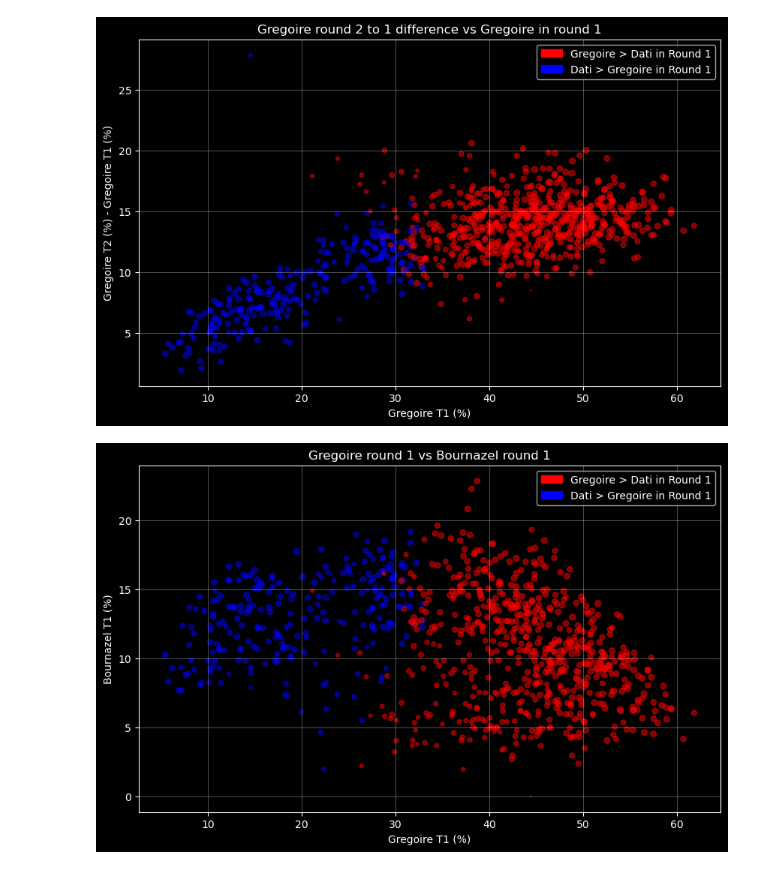
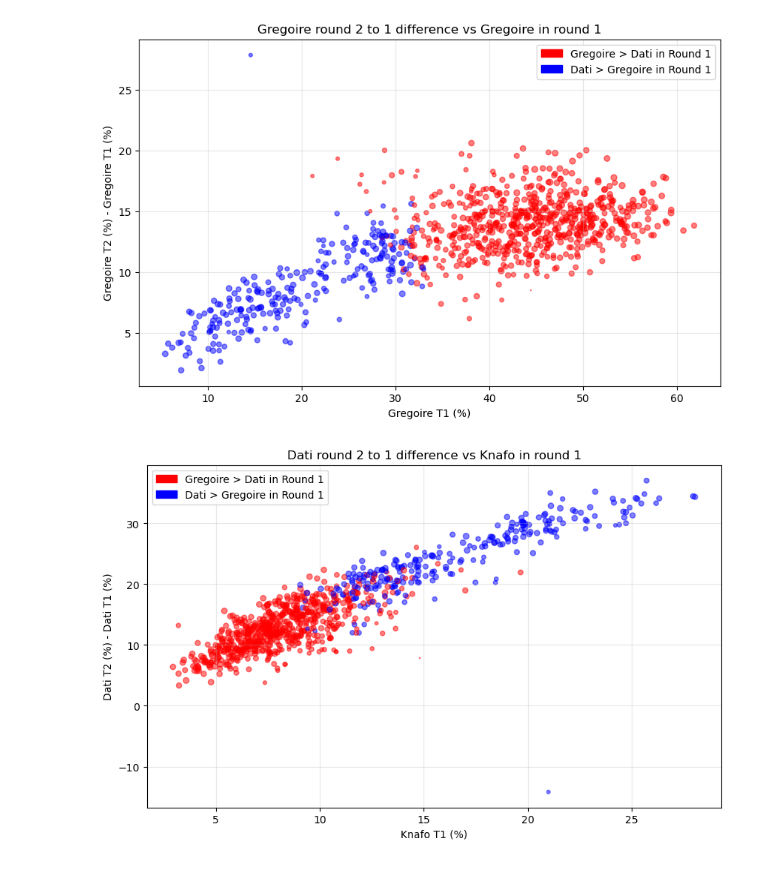
Before and after one commit to sottoviafilippo-ai/election_fluxes, a Jupyter notebook: plots_paris.ipynb, the cells around one changed output. Drawn from its saved outputs; the diff is of its cells as text; code cells hidden in the pictures.

Commit message:
some more graphs

```diff
--- a/plots_paris.ipynb
+++ b/plots_paris.ipynb
@@ -4,7 +4,7 @@ import matplotlib.pyplot as plt
 import matplotlib.patches as mpatches
 import pandas as pd
 
-plt.style.use('dark_background')
+# plt.style.use('dark_background')
 # %%
 # Load datasets
 df1 = pd.read_csv('municipales26_tour1_paris.csv', encoding='utf-8', sep = ';')
@@ -68,6 +68,16 @@ plt.legend(handles=[red_patch, blue_patch], loc='best')
 plt.grid(True, alpha=0.3)
 plt.show()
 
+
+plt.figure(figsize=(10, 6))
+plt.title('Dati round 2 to 1 difference vs Knafo in round 1')
+plt.scatter(df1['perc Voix/exprimes 5'], df2['perc Voix/exprimes 2'] - dati_round1, c = colors, s = sizes*scale_factor,alpha=0.5)
+plt.xlabel(f'Knafo T1 (%)')
+plt.ylabel(f'Dati T2 (%) - Dati T1 (%)')
+plt.legend(handles=[red_patch, blue_patch], loc='best')
+plt.grid(True, alpha=0.3)
+plt.show()
+
 plt.figure(figsize=(10, 6))
 plt.title('Gregoire round 1 vs Bournazel round 1')
 plt.scatter(df1['perc Voix/exprimes 3'], df1['perc Voix/exprimes 6'], c = colors, s = sizes*scale_factor,alpha=0.5)
@@ -96,4 +106,32 @@ plt.ylabel(f'Chickirou round 2 (%)')
 plt.legend(handles=[red_patch, blue_patch], loc='best')
 plt.grid(True, alpha=0.3)
 plt.show()
+
+plt.figure(figsize=(10, 6))
+plt.title('Gregoire round 1 vs expressed votes difference 2-1')
+plt.scatter(gregoire_round1, df2['perc Exprimes/inscrits'] - df1['perc Exprimes/inscrits'] , c = colors, s = sizes*scale_factor,alpha=0.5)
+plt.xlabel(f'Gregoire round 1 (%)')
+plt.ylabel(f'Expressed votes diff round 2 - 1 (%)')
+plt.legend(handles=[red_patch, blue_patch], loc='best')
+plt.grid(True, alpha=0.3)
+plt.show()
+
+
+plt.figure(figsize=(10, 6))
+plt.title('Dati round 1 vs expressed votes difference 2-1')
+plt.scatter(df1['perc Voix/exprimes 7'], df2['perc Exprimes/inscrits'] - df1['perc Exprimes/inscrits'] , c = colors, s = sizes*scale_factor,alpha=0.5)
+plt.xlabel(f'Dati round 1 (%)')
+plt.ylabel(f'Expressed votes diff round 2 - 1 (%)')
+plt.legend(handles=[red_patch, blue_patch], loc='best')
+plt.grid(True, alpha=0.3)
+plt.show()
+
+plt.figure(figsize=(10, 6))
+plt.title('Knafo round 1 vs expressed votes difference 2-1')
+plt.scatter(df1['perc Voix/exprimes 5'], df2['perc Exprimes/inscrits'] - df1['perc Exprimes/inscrits'] , c = colors, s = sizes*scale_factor,alpha=0.5)
+plt.xlabel(f'Knafo round 1 (%)')
+plt.ylabel(f'Expressed votes diff round 2 - 1 (%)')
+plt.legend(handles=[red_patch, blue_patch], loc='best')
+plt.grid(True, alpha=0.3)
+plt.show()
 # %% [output]
@@ -103,2 +141,2 @@ plt.show()
-[figure, old version]
+[figure, new version]
-[figure, old version]
+[figure, new version]
```
Also changed, not shown: parts of 1 cell of this notebook.
